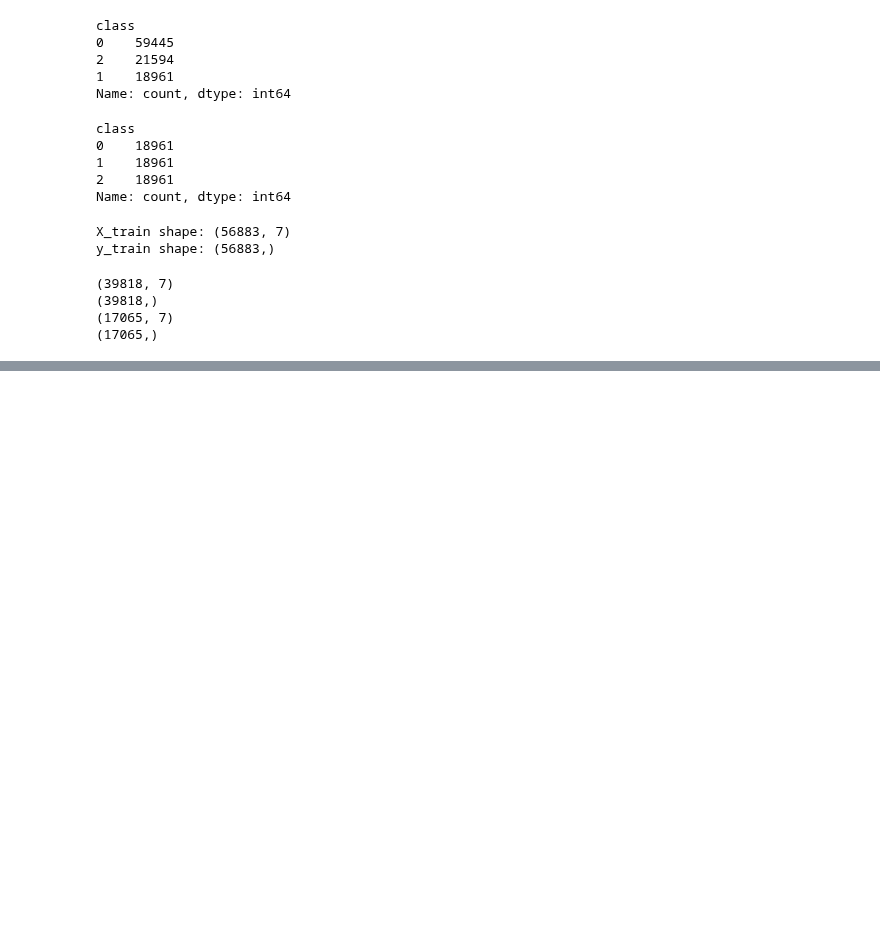
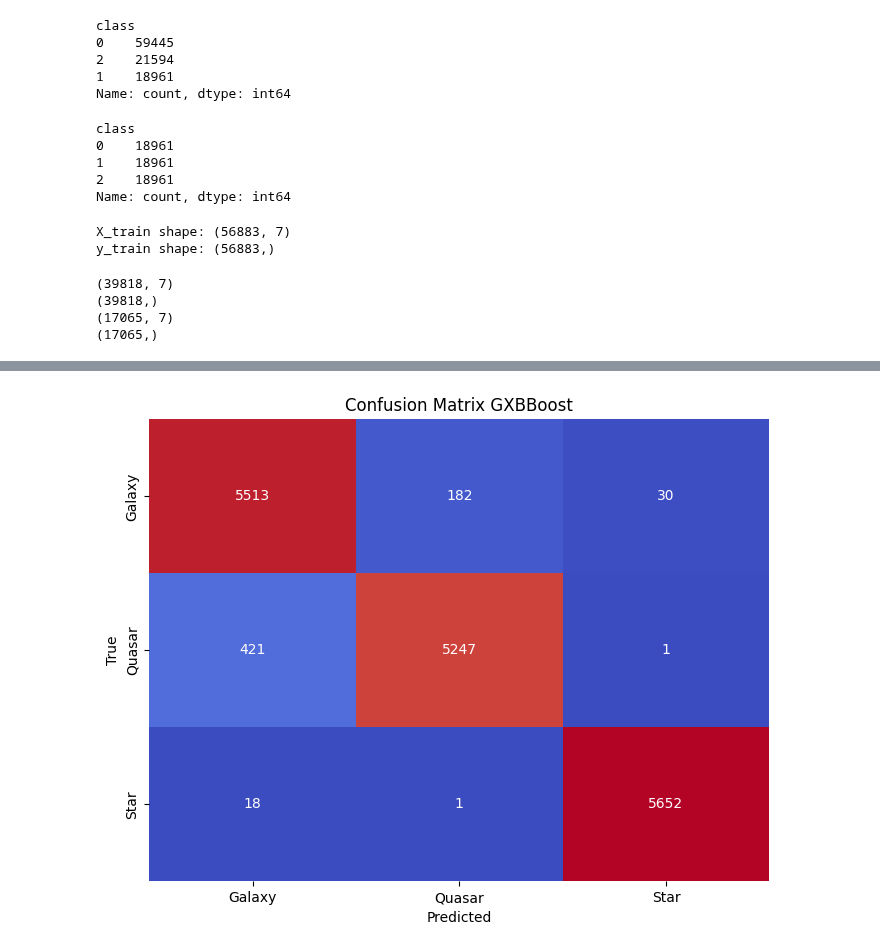
Before and after one commit to Mortti11/Deep_Learning, a Jupyter notebook: classification/xgboost.ipynb, the cells around one changed output, grey strips where cells are left out. Drawn from its saved outputs; the diff is of its cells as text; code cells hidden in the pictures; blank space fills up the shorter version.

```diff
--- a/classification/xgboost.ipynb
+++ b/classification/xgboost.ipynb
@@ -76,9 +80,10 @@ print(y_test.shape)
 dtrain = xgb.DMatrix(data=X_train, label=y_train)
 dtest = xgb.DMatrix(data=X_test, label=y_test)
 # %%
-# creating the parameters
+# creating the parameters for the XGBoost model.
+# since my target column has three values, I will use the multi:softmax objective function
 params = {
-    'max_depth': 3,
+    'max_depth': 10,
     'objective': 'multi:softmax',
     'num_class': 3,
     'tree_method': 'hist',
@@ -103,0 +126,12 @@ weighted avg       0.95      0.95      0.95     17065
+# %%
+# Visualizing the confusion matrix
+# create a label list for the class values
+label_list = ['Galaxy', 'Quasar', 'Star']
+plt.figure(figsize=(8, 6))
+sns.heatmap(confusion_matrix(y_test, preds), annot=True, fmt='d', cmap='coolwarm', cbar=False, xticklabels=label_list, yticklabels=label_list)
+plt.xlabel('Predicted')
+plt.ylabel('True')
+plt.title('Confusion Matrix GXBBoost')
+plt.show()
+# %% [output]
+[figure, added]
```
Also changed, not shown: parts of 10 cells of this notebook, 23 other files.
